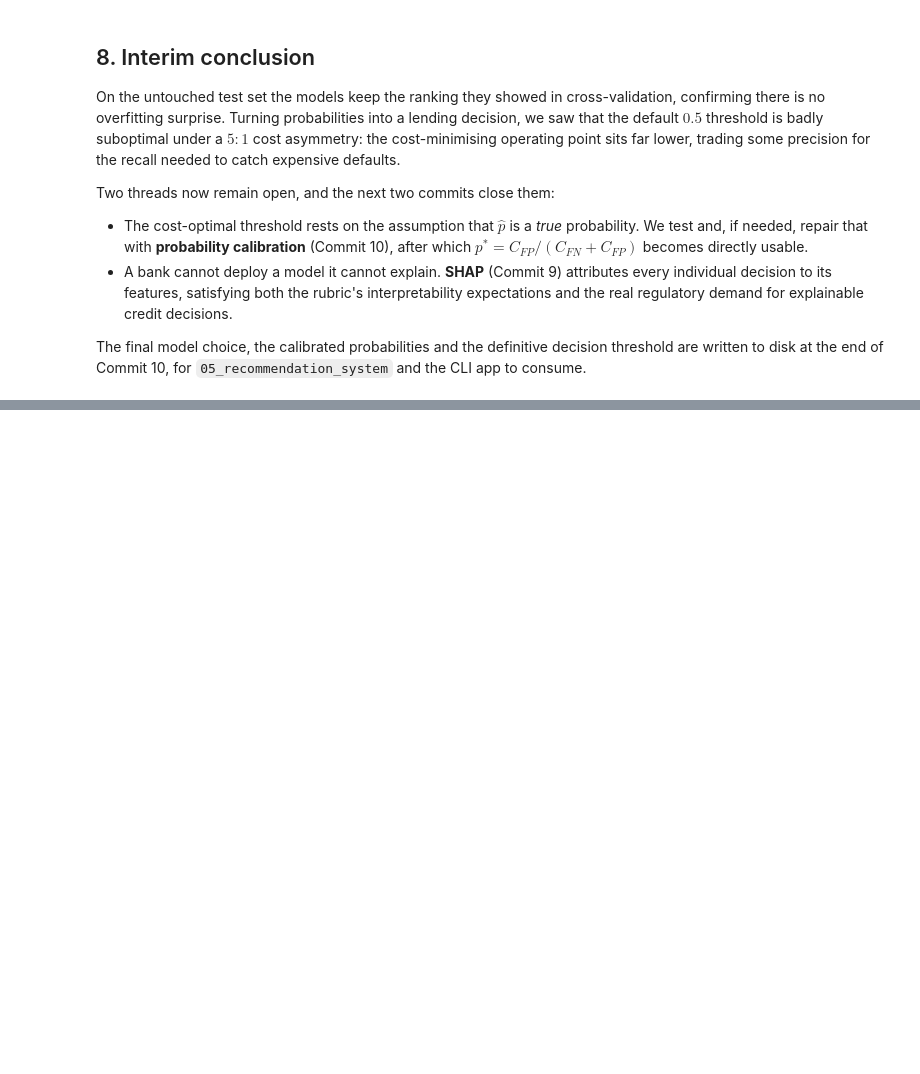
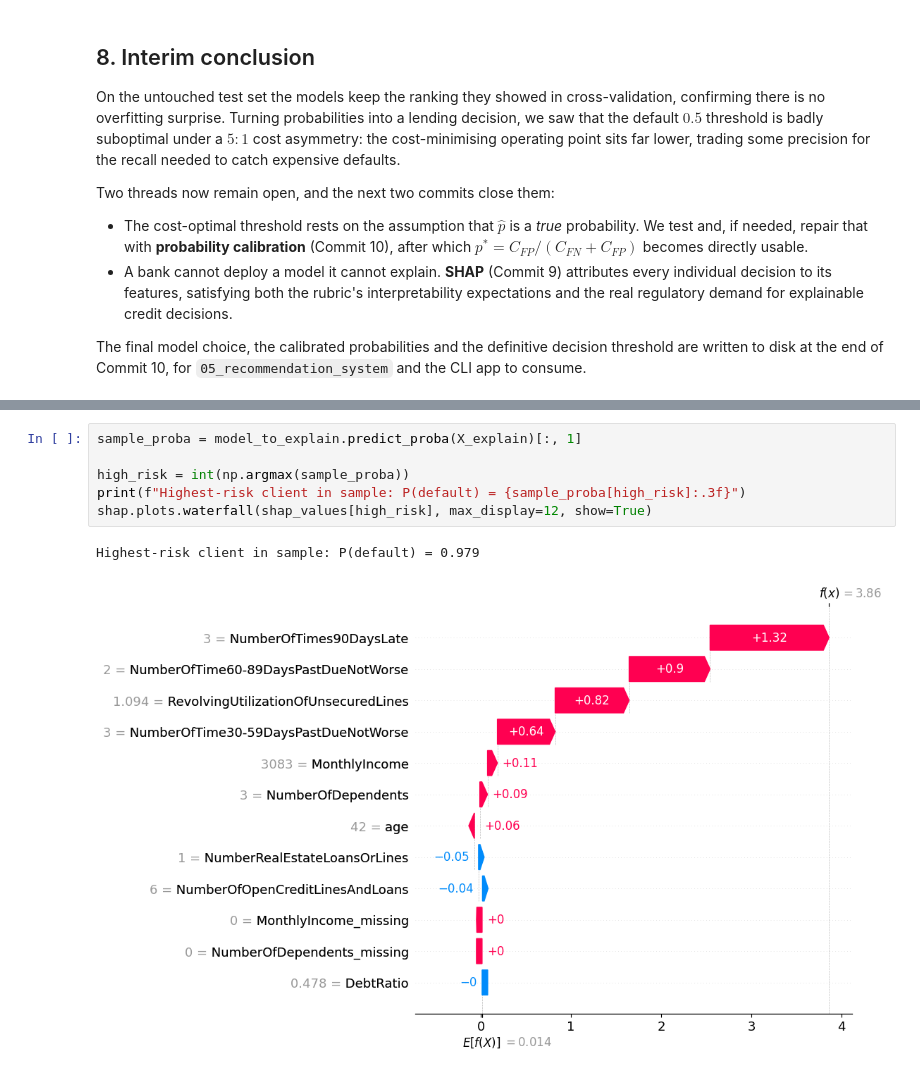
Before and after one commit to stivanpashaliev/credit-risk-assessment, a Jupyter notebook: notebooks/04_evaluation.ipynb, the cells around one changed output, grey strips where cells are left out. Drawn from its saved outputs; the diff is of its cells as text; blank space fills up the shorter version.

```diff
--- a/notebooks/04_evaluation.ipynb
+++ b/notebooks/04_evaluation.ipynb
@@ -468,0 +555,9 @@ the CLI app to consume.
+# %%
+sample_proba = model_to_explain.predict_proba(X_explain)[:, 1]
+
+high_risk = int(np.argmax(sample_proba))
+print(f"Highest-risk client in sample: P(default) = {sample_proba[high_risk]:.3f}")
+shap.plots.waterfall(shap_values[high_risk], max_display=12, show=True)
+# %% [output]
+Highest-risk client in sample: P(default) = 0.979
+[figure, added]
```
Also changed, not shown: parts of 12 cells of this notebook.
